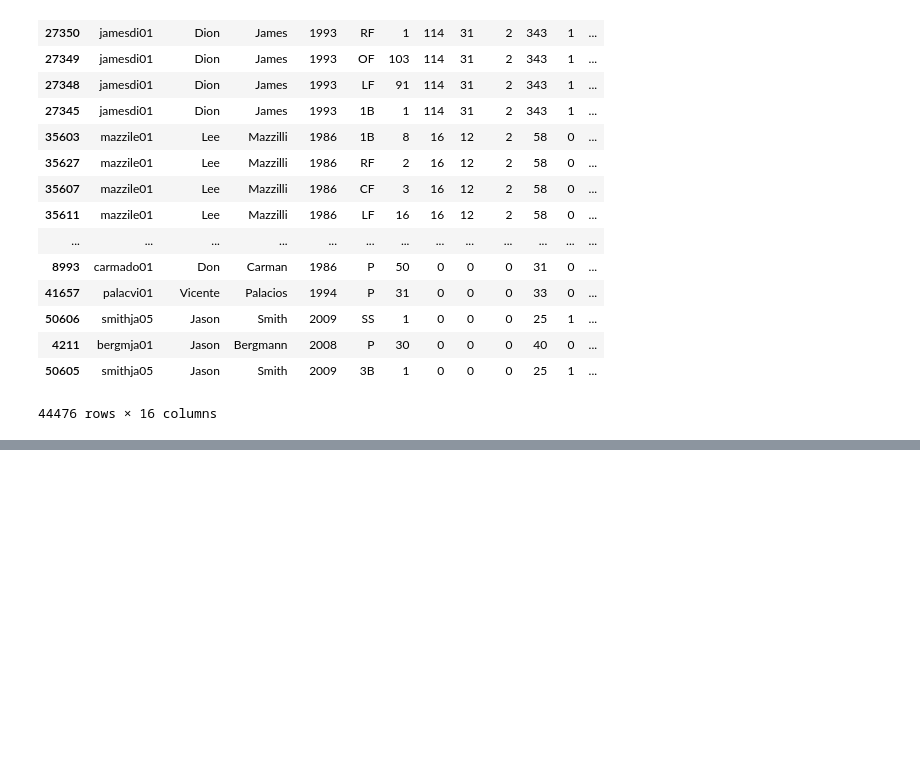
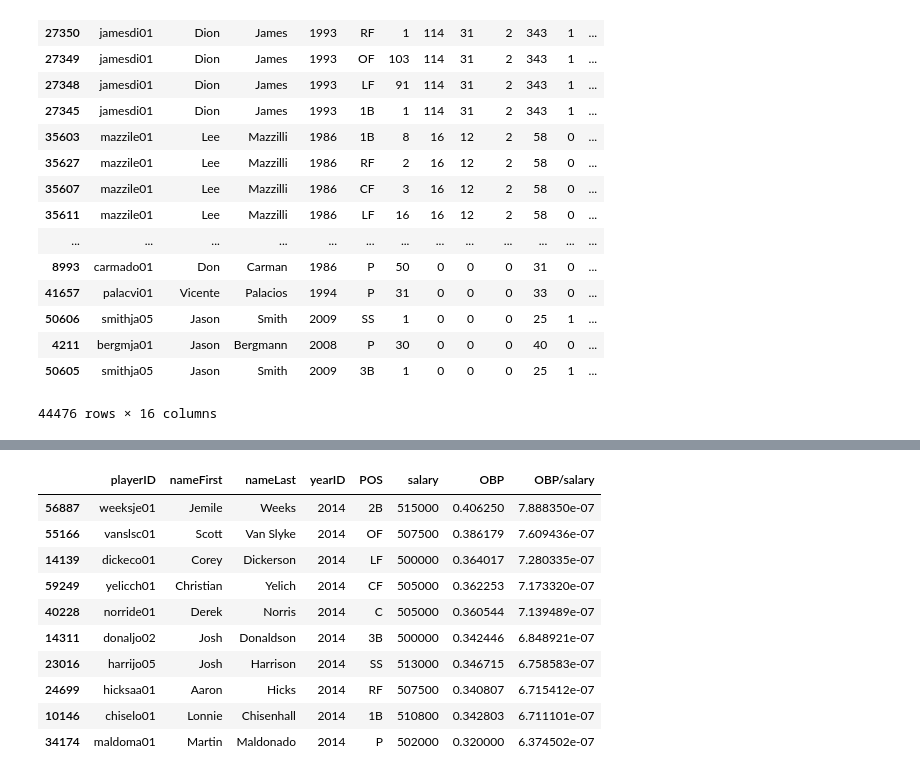
Before and after one commit to TylerKotkin/moneyball, a Jupyter notebook: moneyball.ipynb, the cells around one changed output, grey strips where cells are left out. Cells and saved outputs as stored; diff of their text form; code cells hidden in the pictures; blank space fills up the shorter version.

```diff
--- a/moneyball.ipynb
+++ b/moneyball.ipynb
@@ -211,0 +282,22 @@ final_data
+# %%
+the_squad14 = final_data[x]
+# %%
+the_squad14 = the_squad14[the_squad14.yearID == 2014]
+# %%
+the_squad14 = the_squad14.drop_duplicates(['playerID'])
+# %%
+the_squad14 = the_squad14.drop_duplicates(['POS'])
+# %%
+the_squad14
+# %% [output]
+|  | playerID | nameFirst | nameLast | yearID | POS | salary | OBP | OBP/salary |
+| 56887 | weeksje01 | Jemile | Weeks | 2014 | 2B | 515000 | 0.406250 | 7.888350e-07 |
+| 55166 | vanslsc01 | Scott | Van Slyke | 2014 | OF | 507500 | 0.386179 | 7.609436e-07 |
+| 14139 | dickeco01 | Corey | Dickerson | 2014 | LF | 500000 | 0.364017 | 7.280335e-07 |
+| 59249 | yelicch01 | Christian | Yelich | 2014 | CF | 505000 | 0.362253 | 7.173320e-07 |
+| 40228 | norride01 | Derek | Norris | 2014 | C | 505000 | 0.360544 | 7.139489e-07 |
+| 14311 | donaljo02 | Josh | Donaldson | 2014 | 3B | 500000 | 0.342446 | 6.848921e-07 |
+| 23016 | harrijo05 | Josh | Harrison | 2014 | SS | 513000 | 0.346715 | 6.758583e-07 |
+| 24699 | hicksaa01 | Aaron | Hicks | 2014 | RF | 507500 | 0.340807 | 6.715412e-07 |
+| 10146 | chiselo01 | Lonnie | Chisenhall | 2014 | 1B | 510800 | 0.342803 | 6.711101e-07 |
+| 34174 | maldoma01 | Martin | Maldonado | 2014 | P | 502000 | 0.320000 | 6.374502e-07 |
```
Also changed, not shown: parts of 15 cells of this notebook.
